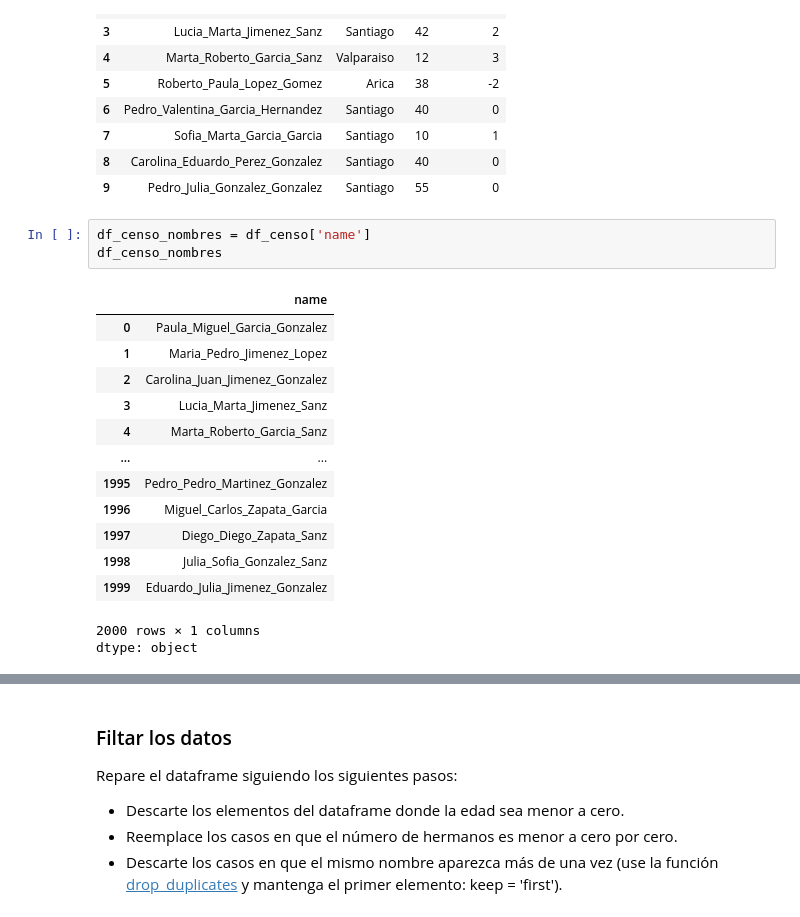
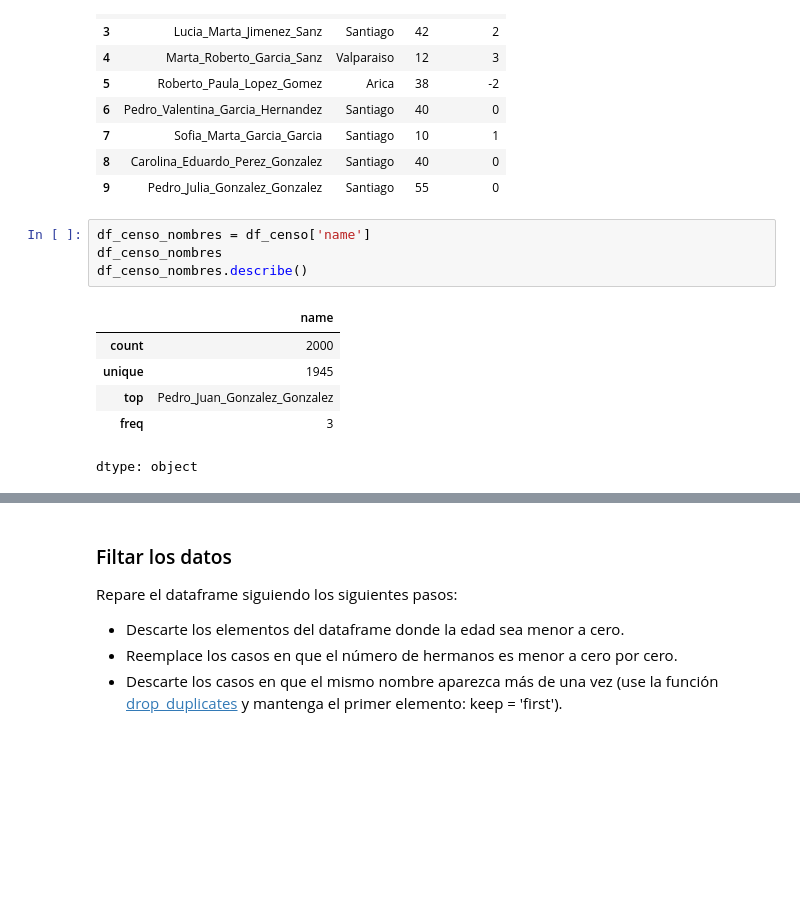
Before and after one commit to Morales-Andres/Tarea-1, a Jupyter notebook: Tarea_1.ipynb, the cells around one changed output, grey strips where cells are left out. Cells and saved outputs as stored; diff of their text form; blank space fills up the shorter version.

```diff
--- a/Tarea_1.ipynb
+++ b/Tarea_1.ipynb
@@ -225,20 +225,13 @@ df_censo.head(10)
 # %%
 df_censo_nombres = df_censo['name']
 df_censo_nombres
+df_censo_nombres.describe()
 # %% [output]
 |  | name |
-| 0 | Paula_Miguel_Garcia_Gonzalez |
-| 1 | Maria_Pedro_Jimenez_Lopez |
-| 2 | Carolina_Juan_Jimenez_Gonzalez |
-| 3 | Lucia_Marta_Jimenez_Sanz |
-| 4 | Marta_Roberto_Garcia_Sanz |
-| ... | ... |
-| 1995 | Pedro_Pedro_Martinez_Gonzalez |
-| 1996 | Miguel_Carlos_Zapata_Garcia |
-| 1997 | Diego_Diego_Zapata_Sanz |
-| 1998 | Julia_Sofia_Gonzalez_Sanz |
-| 1999 | Eduardo_Julia_Jimenez_Gonzalez |
+| count | 2000 |
+| unique | 1945 |
+| top | Pedro_Juan_Gonzalez_Gonzalez |
+| freq | 3 |
-2000 rows × 1 columns
 dtype: object
 # %%
 df_censo_ciudad = df_censo['city']
```
Also changed, not shown: parts of 12 cells of this notebook.
